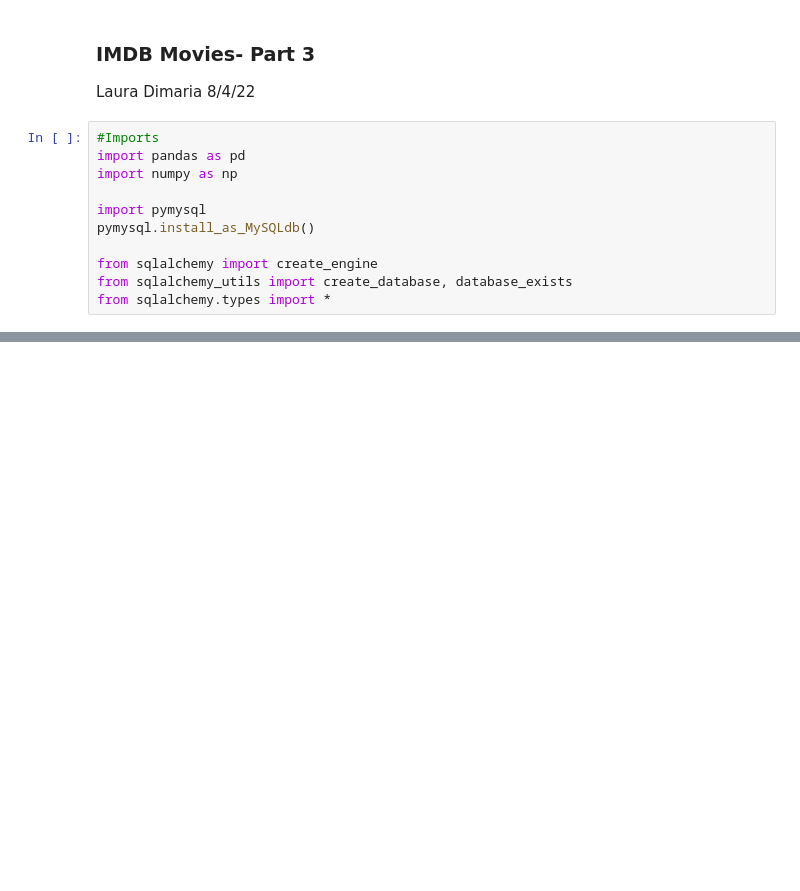
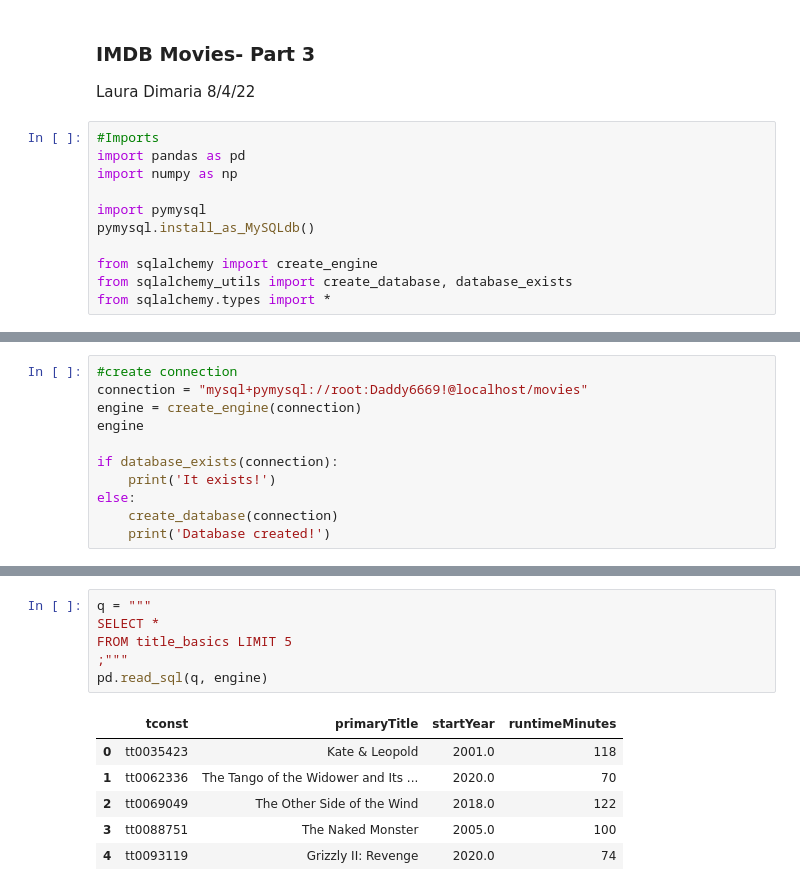
Before and after one commit to LauraDimaria/CD--Project-3-IMDB-, a Jupyter notebook: IMDB-Part 3.ipynb, the cells around one changed output, grey strips where cells are left out. Saved outputs shown, nothing was run; the diff lists cells and outputs as text; blank space fills up the shorter version.

```diff
--- a/IMDB-Part 3.ipynb
+++ b/IMDB-Part 3.ipynb
@@ -97,0 +150,11 @@ df['genre_id'] = df['genres_split'].replace(genre_id_map)
+# %%
+#create connection
+connection = "mysql+pymysql://root:Daddy6669!@localhost/movies"
+engine = create_engine(connection)
+engine
+
+if database_exists(connection):
+    print('It exists!')
+else:
+    create_database(connection)
+    print('Database created!')
@@ -97,0 +313,13 @@ df['genre_id'] = df['genres_split'].replace(genre_id_map)
+# %%
+q = """
+SELECT *
+FROM title_basics LIMIT 5
+;"""
+pd.read_sql(q, engine)
+# %% [output]
+|  | tconst | primaryTitle | startYear | runtimeMinutes |
+| 0 | tt0035423 | Kate & Leopold | 2001.0 | 118 |
+| 1 | tt0062336 | The Tango of the Widower and Its ... | 2020.0 | 70 |
+| 2 | tt0069049 | The Other Side of the Wind | 2018.0 | 122 |
+| 3 | tt0088751 | The Naked Monster | 2005.0 | 100 |
+| 4 | tt0093119 | Grizzly II: Revenge | 2020.0 | 74 |
```
Also changed, not shown: parts of 33 cells of this notebook.
